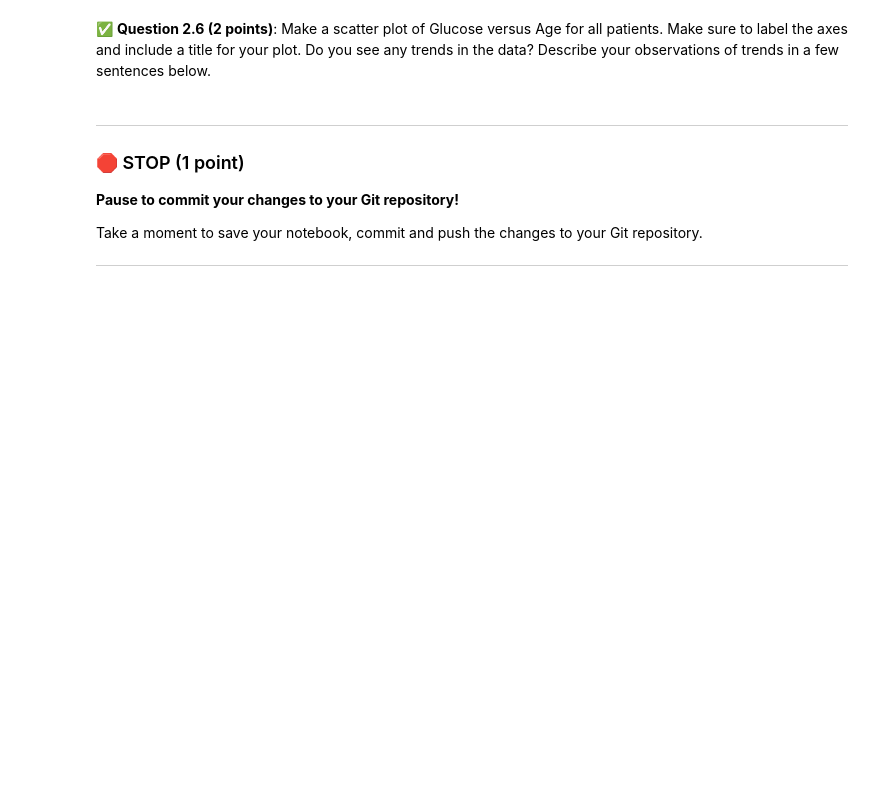
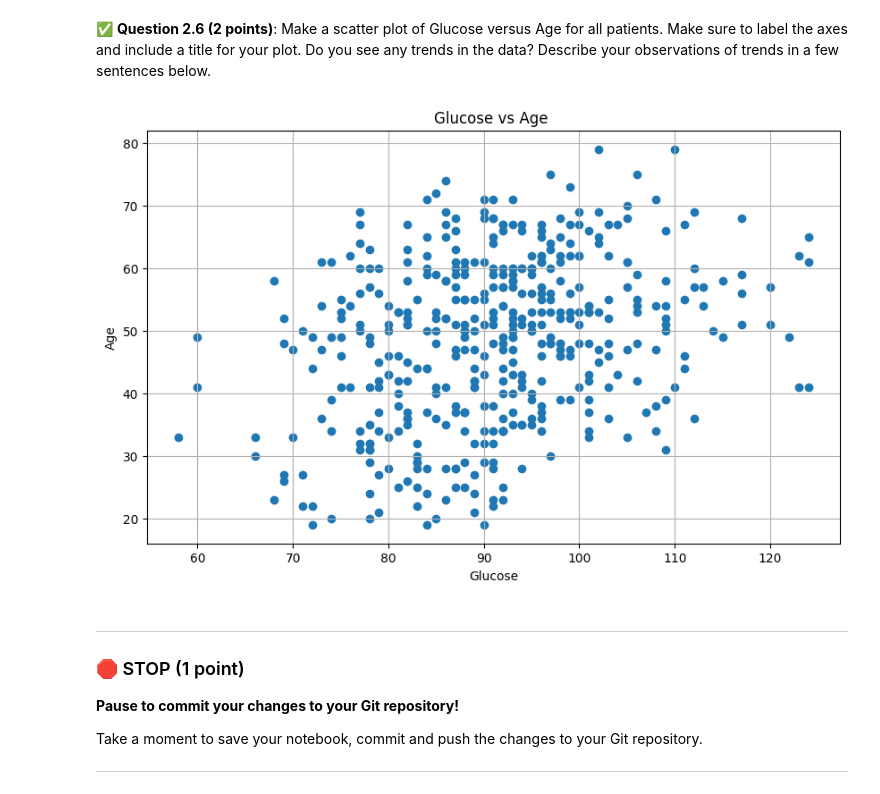
Before and after one commit to johnsje6/CMSE202-s26-turnin, a Jupyter notebook: midterm/CMSE202-Midterm-Section004-JessicaJohns.ipynb, the cells around one changed output. Drawn from its saved outputs; the diff is of its cells as text; code cells hidden in the pictures; blank space fills up the shorter version.

```diff
--- a/midterm/CMSE202-Midterm-Section004-JessicaJohns.ipynb
+++ b/midterm/CMSE202-Midterm-Section004-JessicaJohns.ipynb
@@ -120,6 +185,19 @@ And, you can also use `dir()` to get a list of all the methods and attributes of
 &#9989; **Question 2.6 (2 points)**: Make a scatter plot of Glucose versus Age for all patients. Make sure to label the axes and include a title for your plot. Do you see any trends in the data? Describe your observations of trends in a few sentences below.
 # %%
 ### Put your code here and your observations about the plot here
+plt.figure(figsize=(10,6))
+plt.scatter(sas['Glucose'], sas['AGE'], marker='o')
+
+plt.xlabel('Glucose')
+plt.ylabel('Age')
+plt.title('Glucose vs Age ')
+plt.grid(True)
+
+plt.show()
+#This graph is very random, yet if you look closely, then you can see that there is a small correlation between Age and Glucose.
+#You can infer that as you age, your glucose levels raise yet this is not a strong correlation, but it does show slightly in the graph.
+# %% [output]
+[figure, added]
 # %% [markdown]
 ---
 ### &#128721; STOP (1 point)
```
Also changed, not shown: parts of 7 cells of this notebook.
